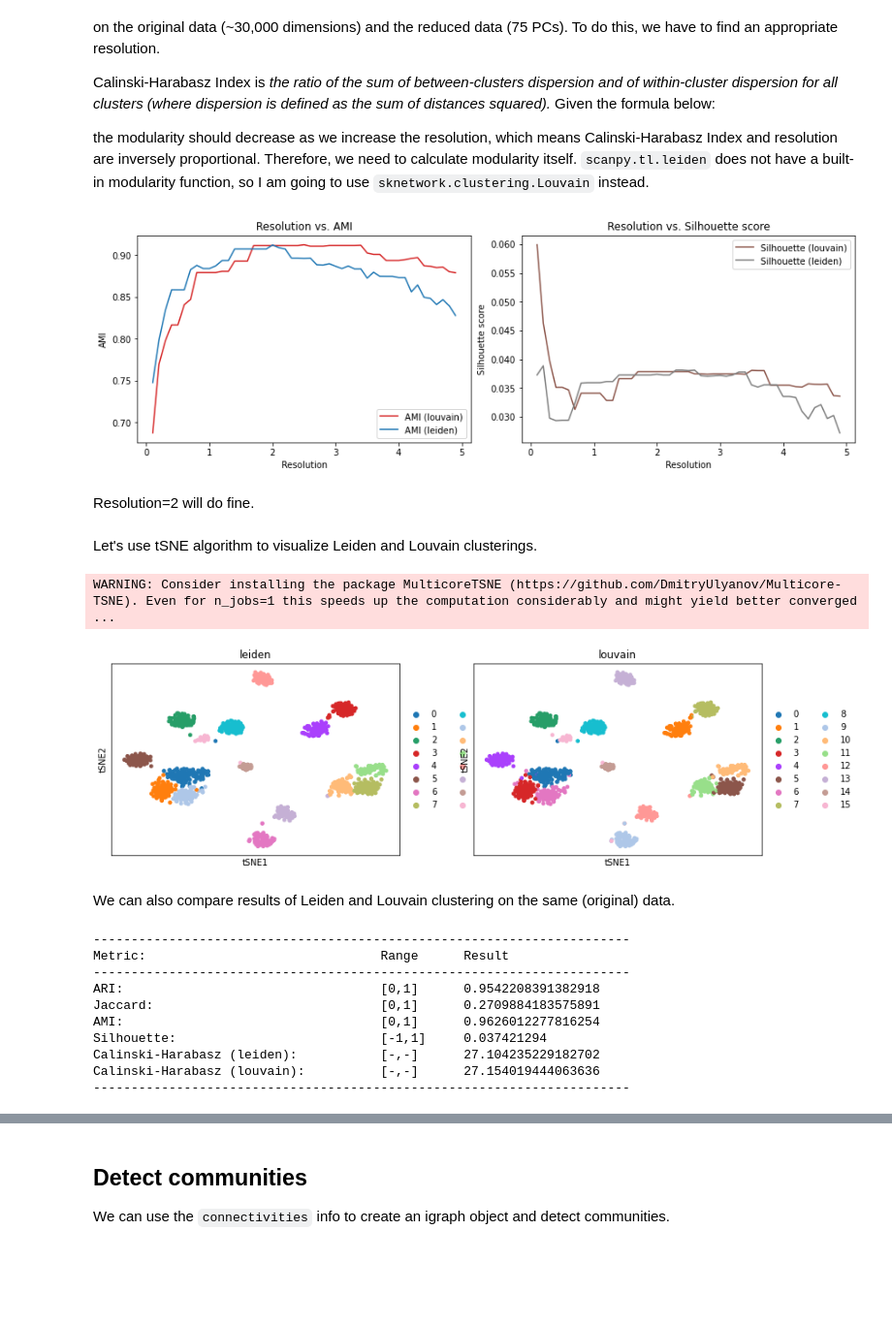
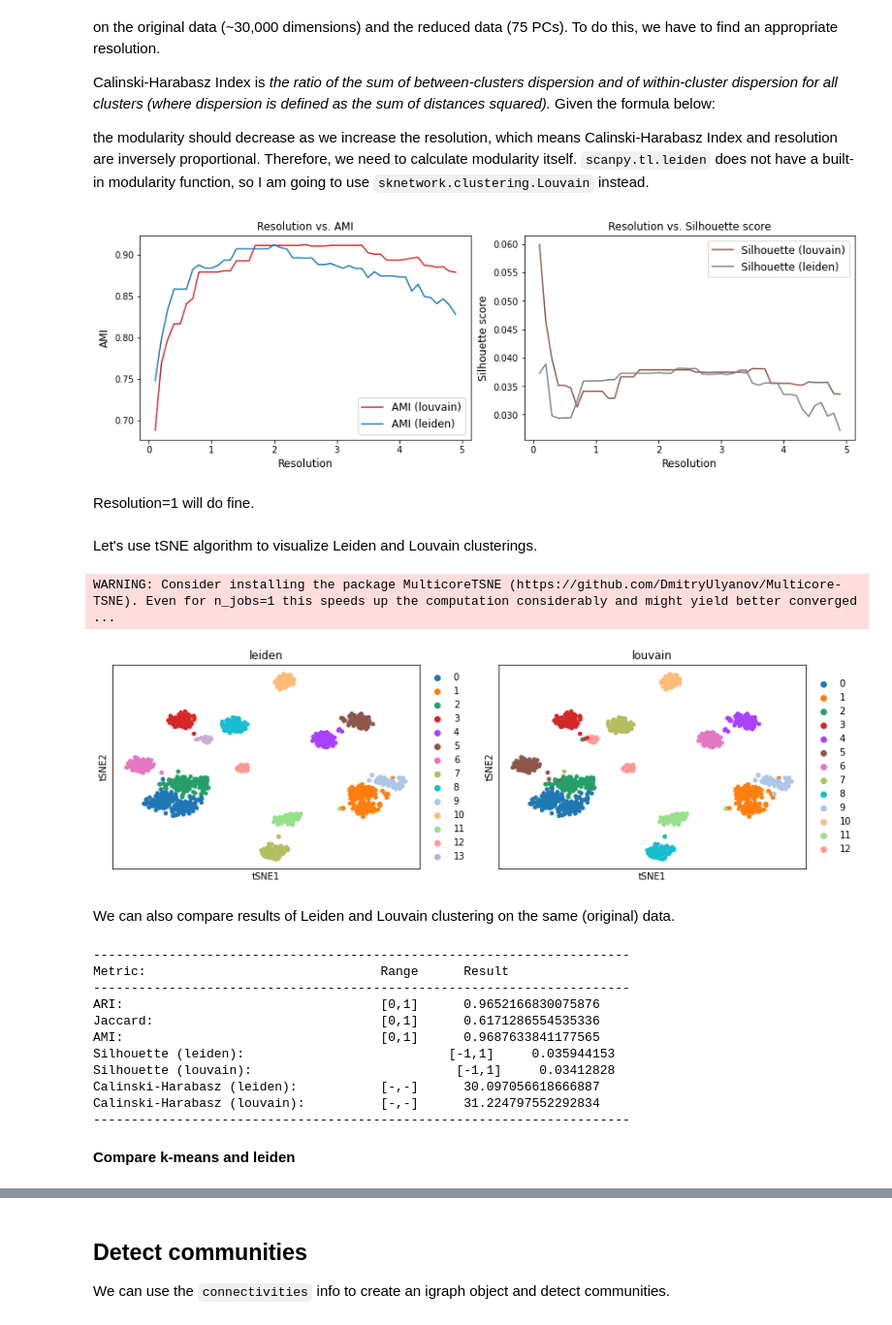
Before and after one commit to ceferisbarov/scRNA-seq, a Jupyter notebook: paper_1/paper_1.ipynb, the cells around one changed output, grey strips where cells are left out. Shown at 97% size. Cells and saved outputs as stored; diff of their text form; code cells hidden in the pictures; blank space fills up the shorter version.

```diff
--- a/paper_1/paper_1.ipynb
+++ b/paper_1/paper_1.ipynb
@@ -26,7 +25,7 @@ from sklearn.decomposition import PCA
 from sklearn.cluster import KMeans
 from sklearn import metrics
 # %%
-with open("GSE117872_good_Data_TPM.txt") as X_data, open("GSE117872_good_Data_cellinfo.txt") as obs_data:
+with open("data/GSE117872_good_Data_TPM.txt") as X_data, open("data/GSE117872_good_Data_cellinfo.txt") as obs_data:
     adata = anndata.read_csv(X_data, delimiter='\t').transpose()
     adata.obs = pd.read_csv(obs_data, sep='\t', index_col=[0])
 # %% [markdown]
@@ -238,0 +224,8 @@ plt.show()
+# %%
+toString = lambda x: str(x)
+vToString = np.vectorize(toString)
+
+adata_3000.obs['kmeans_pca_5'] = vToString(kmeans_pca_5.labels_)
+adata_3000.obs['kmeans_5'] = vToString(kmeans_5.labels_)
+adata_3000.obs['kmeans_pca_25'] = vToString(kmeans_pca_25.labels_)
+adata_3000.obs['kmeans_25'] = vToString(kmeans_25.labels_)
@@ -328,22 +338,23 @@ silhouette_leiden = np.array(silhouette_leiden)
 # %%
 fig, axs = plt.subplots(1, 2, figsize=(12, 4), constrained_layout=True)
 axs[0].plot(R, AMI_louvain, color='tab:red', label='AMI (louvain)')
 axs[0].plot(R, AMI_leiden, color='tab:blue', label='AMI (leiden)')
-axs[0].set_xlabel('Resolution')
-axs[0].set_ylabel('AMI')
-axs[0].set_title('Resolution vs. AMI')
-axs[0].legend()
+axs[0].set_xlabel('Resolution', fontsize=12)
+axs[0].set_ylabel('AMI', fontsize=12)
+axs[0].set_title('Resolution vs. AMI', fontsize=12)
+axs[0].legend(prop={'size': 12})
 
 axs[1].plot(R, silhouette_louvain, color='tab:brown', label='Silhouette (louvain)')
 axs[1].plot(R, silhouette_leiden, color='tab:grey', label='Silhouette (leiden)')
-axs[1].set_xlabel('Resolution')
-axs[1].set_ylabel('Silhouette score')
-axs[1].set_title('Resolution vs. Silhouette score')
-axs[1].legend()
+axs[1].set_xlabel('Resolution', fontsize=12)
+axs[1].set_ylabel('Silhouette score', fontsize=12)
+axs[1].set_title('Resolution vs. Silhouette score', fontsize=12)
+axs[1].legend(prop={'size': 12})
+plt.savefig('res_vs_ami.png')
 plt.show()
 # %% [output]
-[figure, old version]
+[figure, new version]
 # %% [markdown]
-Resolution=2 will do fine.
+Resolution=1 will do fine.
 # %%
 sc.pp.neighbors(adata_3000, n_pcs=75)
@@ -356,13 +367,14 @@ sc.tl.tsne(adata_3000, use_fast_tsne=True)
 sc.pl.tsne(adata_3000, color=['leiden', 'louvain'])
 # %% [output]
 WARNING: Consider installing the package MulticoreTSNE (https://github.com/DmitryUlyanov/Multicore-TSNE). Even for n_jobs=1 this speeds up the computation considerably and might yield better converged ...
-[figure, old version]
+[figure, new version]
 # %% [markdown]
 We can also compare results of Leiden and Louvain clustering on the same (original) data.
 # %%
 ARI_ll = adjusted_rand_score(adata_3000.obs['leiden'], adata_3000.obs['louvain'])
 jaccard_ll = jaccard_score(adata_3000.obs['leiden'], adata_3000.obs['louvain'], average='weighted')
 silhouette_leiden = silhouette_score(adata_3000.X, adata_3000.obs['leiden'])
+silhouette_louvain = silhouette_score(adata_3000.X, adata_3000.obs['louvain'])
 AMI_ll = adjusted_mutual_info_score(adata_3000.obs['leiden'], adata_3000.obs['louvain'])
 CHS_leiden = calinski_harabasz_score(adata_3000.X, adata_3000.obs['leiden'])
 CHS_louvain = calinski_harabasz_score(adata_3000.X, adata_3000.obs['louvain'])
@@ -373,7 +385,8 @@ print('-----------------------------------------------------------------------')
 print('ARI:                                 ', '[0,1]     ', ARI_ll)
 print('Jaccard:                             ', '[0,1]     ', jaccard_ll)
 print('AMI:                                 ', '[0,1]     ', AMI_ll)
-print('Silhouette:                          ', '[-1,1]    ', silhouette_leiden)
+print('Silhouette (leiden):                          ', '[-1,1]    ', silhouette_leiden)
+print('Silhouette (louvain):                          ', '[-1,1]    ', silhouette_louvain)
 print('Calinski-Harabasz (leiden):          ', '[-,-]     ', CHS_leiden)
 print('Calinski-Harabasz (louvain):         ', '[-,-]     ', CHS_louvain)
 print('-----------------------------------------------------------------------')
@@ -381,10 +394,13 @@ print('-----------------------------------------------------------------------')
 -----------------------------------------------------------------------
 Metric:                               Range      Result
 -----------------------------------------------------------------------
-ARI:                                  [0,1]      0.9542208391382918
-Jaccard:                              [0,1]      0.2709884183575891
-AMI:                                  [0,1]      0.9626012277816254
-Silhouette:                           [-1,1]     0.037421294
-Calinski-Harabasz (leiden):           [-,-]      27.104235229182702
-Calinski-Harabasz (louvain):          [-,-]      27.154019444063636
+ARI:                                  [0,1]      0.9652166830075876
+Jaccard:                              [0,1]      0.6171286554535336
+AMI:                                  [0,1]      0.9687633841177565
+Silhouette (leiden):                           [-1,1]     0.035944153
+Silhouette (louvain):                           [-1,1]     0.03412828
+Calinski-Harabasz (leiden):           [-,-]      30.097056618666887
+Calinski-Harabasz (louvain):          [-,-]      31.224797552292834
 -----------------------------------------------------------------------
+# %% [markdown]
+__Compare k-means and leiden__
```
Also changed, not shown: parts of 17 cells of this notebook, 1 other file.
